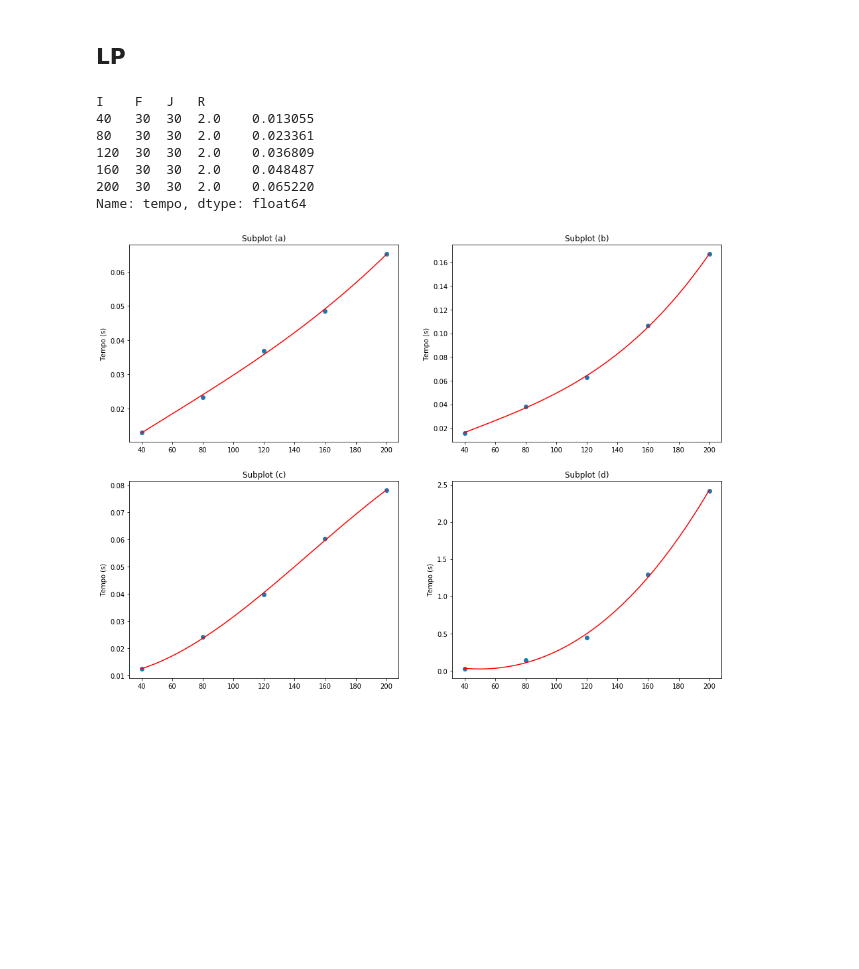
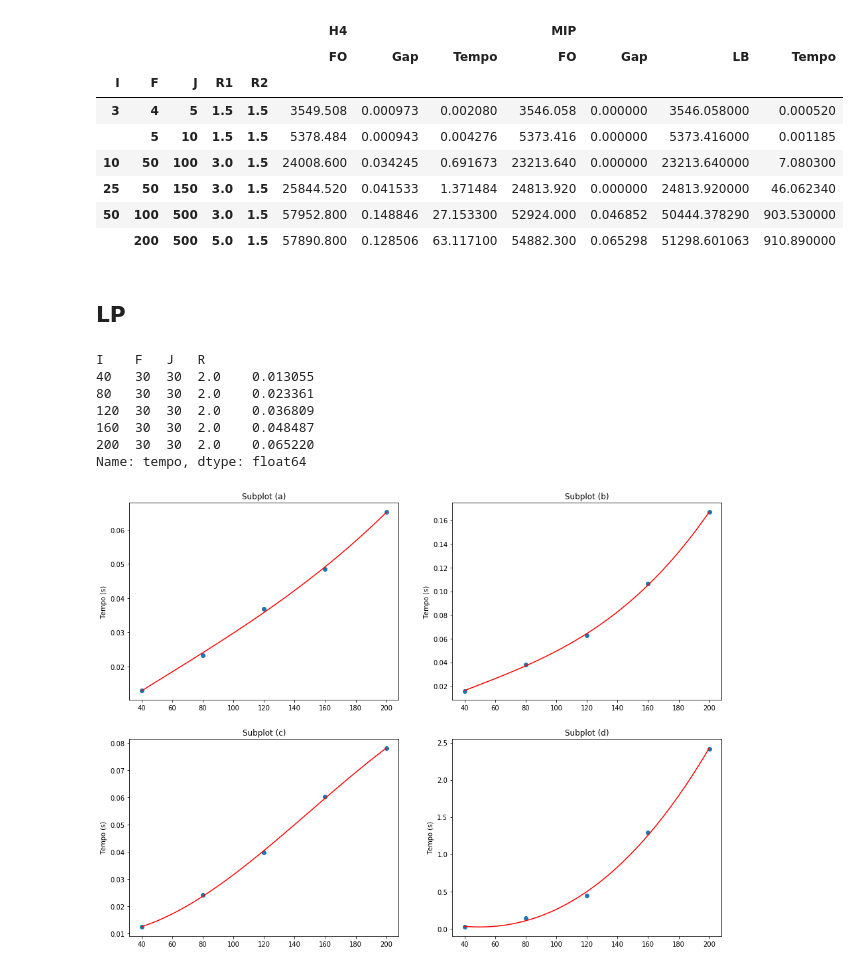
Before and after one commit to datashering/trab_heuristica, a Jupyter notebook: saida/analise.ipynb, the cells around one changed output. Drawn from its saved outputs; the diff is of its cells as text; code cells hidden in the pictures; blank space fills up the shorter version.

```diff
--- a/saida/analise.ipynb
+++ b/saida/analise.ipynb
@@ -5,3 +62,29 @@ import pandas as pd
+# %%
+arquivos = [nome for nome in os.listdir() if nome[:2] == "H4"]
+arquivos.sort()
+names = ['n','I','F','J','R1','R2','Tempo','FO']
+cols = [('H4', 'Tempo'),('H4', 'FO')]
+h4_2 = []
+for idx, arq in enumerate(arquivos[:1]):
+    df = pd.read_csv(arq, sep='-', header=None, names=names, index_col=[0,1,2,3,4,5])
+    df.columns = pd.MultiIndex.from_tuples(cols)
+    df = df.groupby(['I','F','J','R1','R2']).mean()
+    df[[('MIP','Gap'),('MIP','LB'),('MIP','FO'),('MIP','Tempo')]] = mip[idx].groupby(['I','F','J','R1','R2']).mean()[['Gap','LB','FO','Tempo']]
+    df['H4','Gap'] = (df['H4','FO'] - df['MIP','LB'])/df['MIP','LB']
+    df = df.sort_index(axis=1)
+    h4_2.append(df)
+
+h4_2[0]
+# %% [output]
+|  |  |  |  |  | H4 |  |  | MIP |  |  |  |
+|  |  |  |  |  | FO | Gap | Tempo | FO | Gap | LB | Tempo |
+| I | F | J | R1 | R2 |  |  |  |  |  |  |  |
+| 3 | 4 | 5 | 1.5 | 1.5 | 3549.508 | 0.000973 | 0.002080 | 3546.058 | 0.000000 | 3546.058000 | 0.000520 |
+|  | 5 | 10 | 1.5 | 1.5 | 5378.484 | 0.000943 | 0.004276 | 5373.416 | 0.000000 | 5373.416000 | 0.001185 |
+| 10 | 50 | 100 | 3.0 | 1.5 | 24008.600 | 0.034245 | 0.691673 | 23213.640 | 0.000000 | 23213.640000 | 7.080300 |
+| 25 | 50 | 150 | 3.0 | 1.5 | 25844.520 | 0.041533 | 1.371484 | 24813.920 | 0.000000 | 24813.920000 | 46.062340 |
+| 50 | 100 | 500 | 3.0 | 1.5 | 57952.800 | 0.148846 | 27.153300 | 52924.000 | 0.046852 | 50444.378290 | 903.530000 |
+|  | 200 | 500 | 5.0 | 1.5 | 57890.800 | 0.128506 | 63.117100 | 54882.300 | 0.065298 | 51298.601063 | 910.890000 |
 # %% [markdown]
 ## LP
 # %%
```
Also changed, not shown: parts of 7 cells of this notebook, 14 other files.
